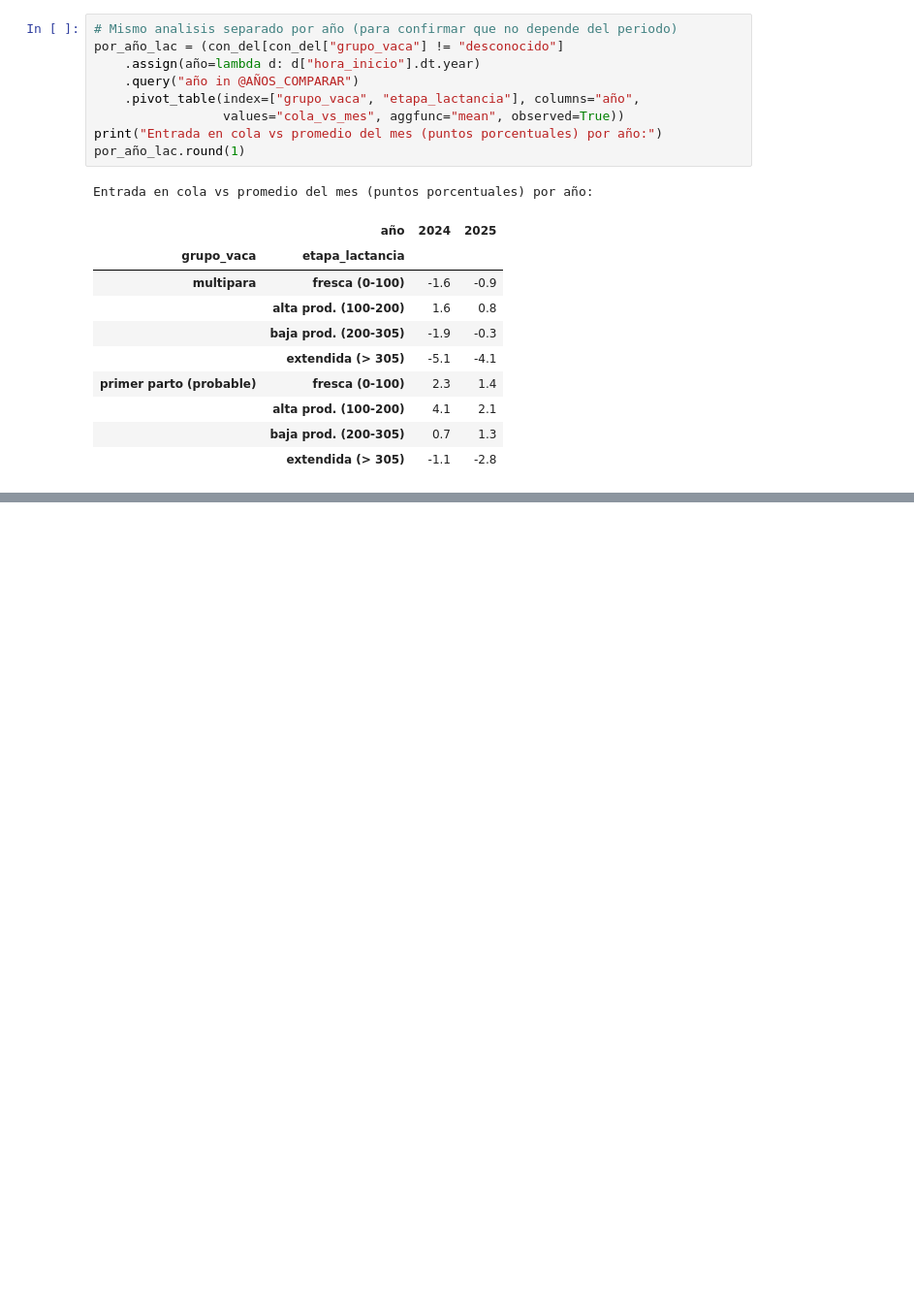
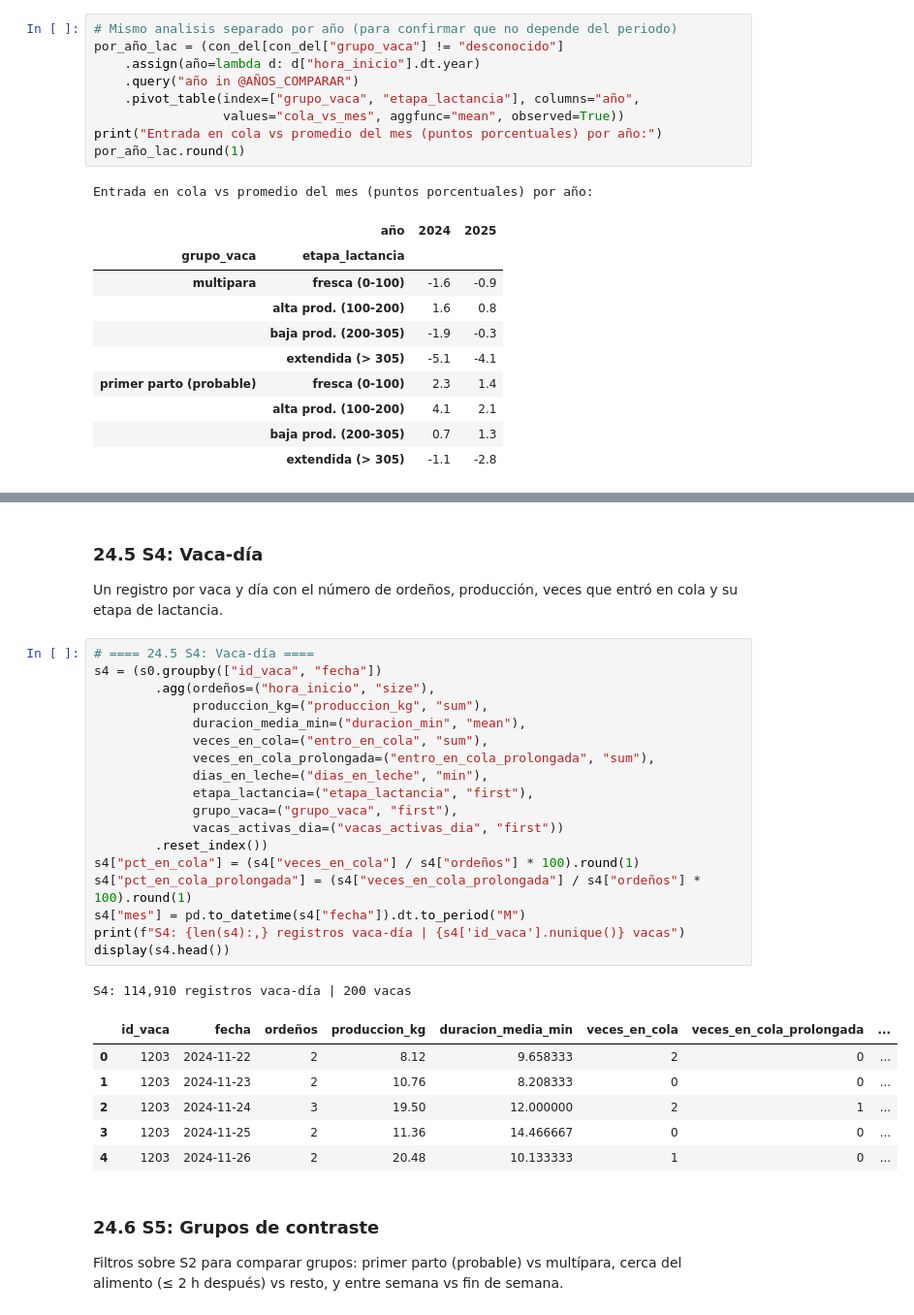
Before and after one commit to kamimartinez/VMS-prediction, a Jupyter notebook: notebooks/data/DataUnderstanding.ipynb, the cells around one changed output, grey strips where cells are left out. Shown at 97% size. Drawn from its saved outputs; the diff is of its cells as text; blank space fills up the shorter version.

```diff
--- a/notebooks/data/DataUnderstanding.ipynb
+++ b/notebooks/data/DataUnderstanding.ipynb
@@ -2000,0 +2296,32 @@ Entrada en cola vs promedio del mes (puntos porcentuales) por año:
+# %% [markdown]
+### 24.5 S4: Vaca-día
+Un registro por vaca y día con el número de ordeños, producción, veces que entró en cola y su etapa de lactancia.
+# %%
+# ==== 24.5 S4: Vaca-día ====
+s4 = (s0.groupby(["id_vaca", "fecha"])
+        .agg(ordeños=("hora_inicio", "size"),
+             produccion_kg=("produccion_kg", "sum"),
+             duracion_media_min=("duracion_min", "mean"),
+             veces_en_cola=("entro_en_cola", "sum"),
+             veces_en_cola_prolongada=("entro_en_cola_prolongada", "sum"),
+             dias_en_leche=("dias_en_leche", "min"),
+             etapa_lactancia=("etapa_lactancia", "first"),
+             grupo_vaca=("grupo_vaca", "first"),
+             vacas_activas_dia=("vacas_activas_dia", "first"))
+        .reset_index())
+s4["pct_en_cola"] = (s4["veces_en_cola"] / s4["ordeños"] * 100).round(1)
+s4["pct_en_cola_prolongada"] = (s4["veces_en_cola_prolongada"] / s4["ordeños"] * 100).round(1)
+s4["mes"] = pd.to_datetime(s4["fecha"]).dt.to_period("M")
+print(f"S4: {len(s4):,} registros vaca-día | {s4['id_vaca'].nunique()} vacas")
+display(s4.head())
+# %% [output]
+S4: 114,910 registros vaca-día | 200 vacas
+|  | id_vaca | fecha | ordeños | produccion_kg | duracion_media_min | veces_en_cola | veces_en_cola_prolongada | ... |
+| 0 | 1203 | 2024-11-22 | 2 | 8.12 | 9.658333 | 2 | 0 | ... |
+| 1 | 1203 | 2024-11-23 | 2 | 10.76 | 8.208333 | 0 | 0 | ... |
+| 2 | 1203 | 2024-11-24 | 3 | 19.50 | 12.000000 | 2 | 1 | ... |
+| 3 | 1203 | 2024-11-25 | 2 | 11.36 | 14.466667 | 0 | 0 | ... |
+| 4 | 1203 | 2024-11-26 | 2 | 20.48 | 10.133333 | 1 | 0 | ... |
+# %% [markdown]
+### 24.6 S5: Grupos de contraste
+Filtros sobre S2 para comparar grupos: primer parto (probable) vs multípara, cerca del alimento (≤ 2 h después) vs resto, y entre semana vs fin de semana.
```
Also changed, not shown: parts of 23 cells of this notebook.
